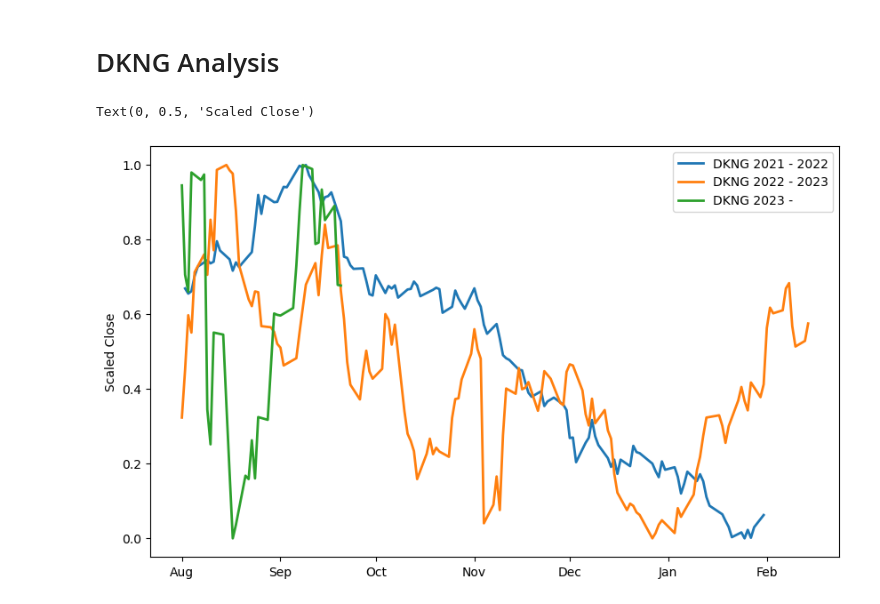
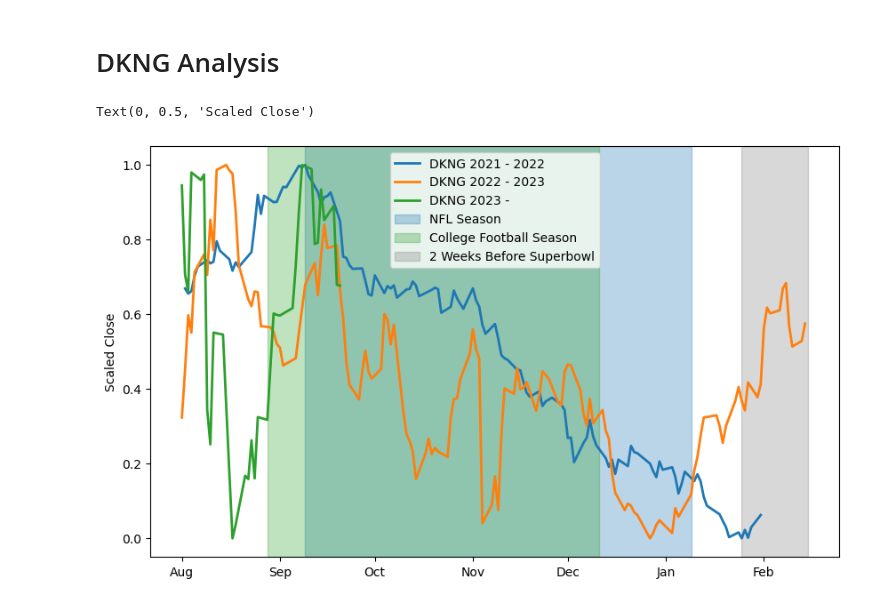
Before and after one commit to jpclarke1/Stocks, a Jupyter notebook: DKNG Analysis.ipynb, the cells around one changed output. Saved outputs shown, nothing was run; the diff lists cells and outputs as text; code cells hidden in the pictures.

```diff
--- a/DKNG Analysis.ipynb
+++ b/DKNG Analysis.ipynb
@@ -39,15 +39,24 @@ for df in data_frames:
 # %%
 #plot 3 scaled dfs
 fig, ax = plt.subplots(figsize=(10, 6))
 
 ax.plot(DKNG_1['Date'], DKNG_1['Scaled_Close'], label='DKNG 2021 - 2022', linewidth=2)
 ax.plot(DKNG_2['Date'], DKNG_2['Scaled_Close'], label='DKNG 2022 - 2023', linewidth=2)
 ax.plot(DKNG_3['Date'], DKNG_3['Scaled_Close'], label='DKNG 2023 - ', linewidth=2)
 
 ax.xaxis.set_major_formatter(mdates.DateFormatter("%b"))
 
+# Create shaded area for approx NFL Season (theyre only a day off in 2021, 2022, & 2023)
+ax.axvspan(pd.to_datetime('2023-09-09'), pd.to_datetime('2024-01-09'), color='#1f77b4', alpha=0.3, label='NFL Season')
+
+# Create shaded area for approx College Football Season
+ax.axvspan(pd.to_datetime('2023-08-28'), pd.to_datetime('2023-12-11'), color='#2ca02c', alpha=0.3, label='College Football Season')
+
+# Create shaded area for approx 2 Weeks Before Superbowl
+ax.axvspan(pd.to_datetime('2024-01-25'), pd.to_datetime('2024-02-15'), color='grey', alpha=0.3, label='2 Weeks Before Superbowl')
+
 ax.legend()
 ax.set_ylabel('Scaled Close')
 # %% [output]
 Text(0, 0.5, 'Scaled Close')
-[figure, old version]
+[figure, new version]
```
Also changed, not shown: parts of 1 cell of this notebook.
